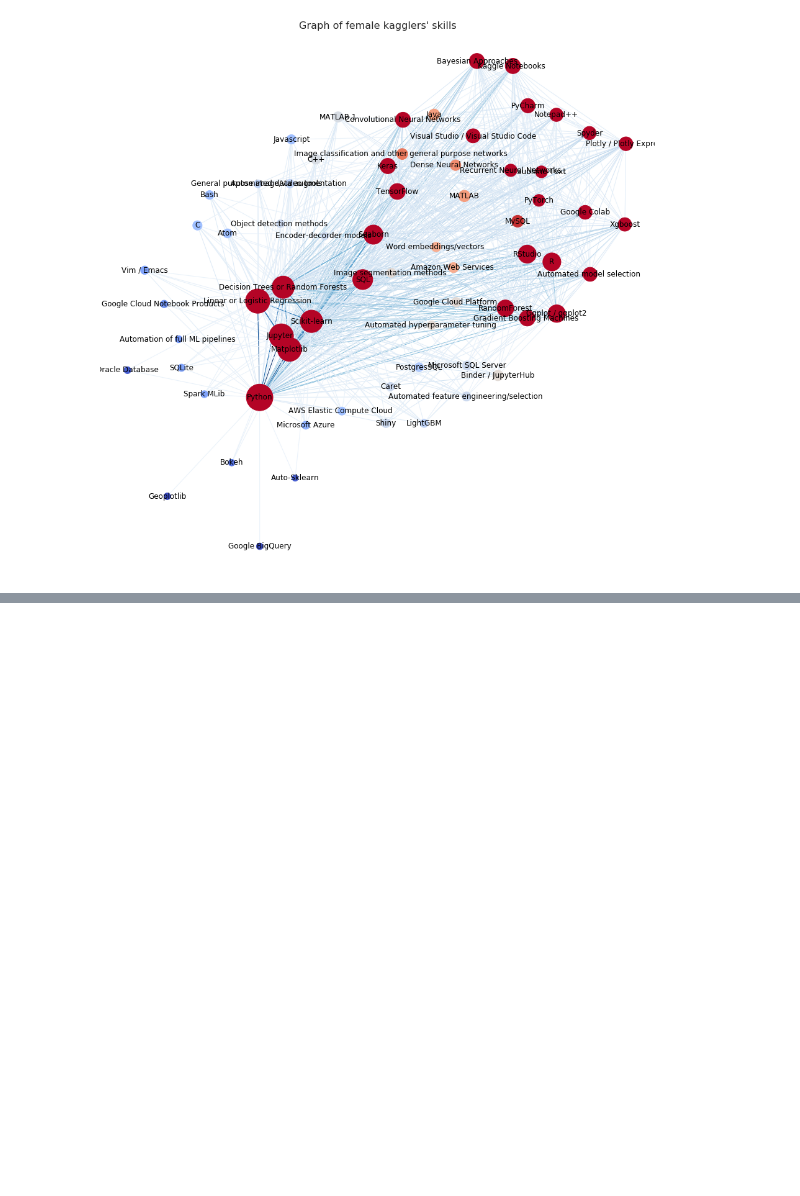
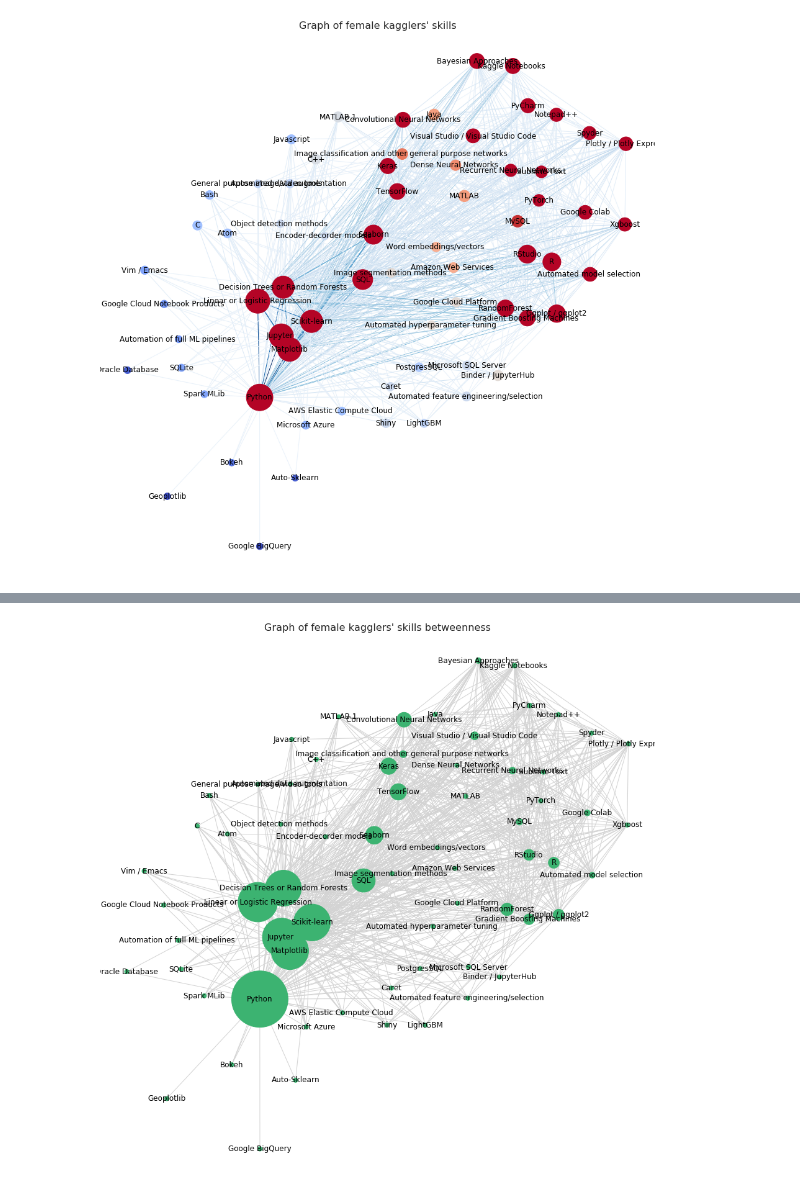
Before and after one commit to sfczekalski/women_kaggle, a Jupyter notebook: notebooks/Analysis.ipynb, the cells around one changed output, grey strips where cells are left out. Cells and saved outputs as stored; diff of their text form; code cells hidden in the pictures; blank space fills up the shorter version.

```diff
--- a/notebooks/Analysis.ipynb
+++ b/notebooks/Analysis.ipynb
@@ -462,0 +500,20 @@ Average shortest paths: 1.652
+# %%
+plt.figure(figsize=(16, 16))
+pos = nx.kamada_kawai_layout(SG)
+
+edge_size = [max(50, v * 50000) for k,v in nx.betweenness_centrality(SG).items()]
+nx.draw_networkx_nodes(SG,
+                       pos,
+                       node_color=color_front,
+                       cmap=plt.cm.coolwarm,
+                       node_size=edge_size)
+
+nx.draw_networkx_edges(SG,
+                       pos,
+                       edge_color=color_back)
+# Plot labels
+nx.draw_networkx_labels(SG, pos, fontsize=8)
+plt.title('Graph of female kagglers\' skills betweenness', fontsize=16)
+plt.axis('off');
+# %% [output]
+[figure, added]
```
Also changed, not shown: parts of 11 cells of this notebook.
